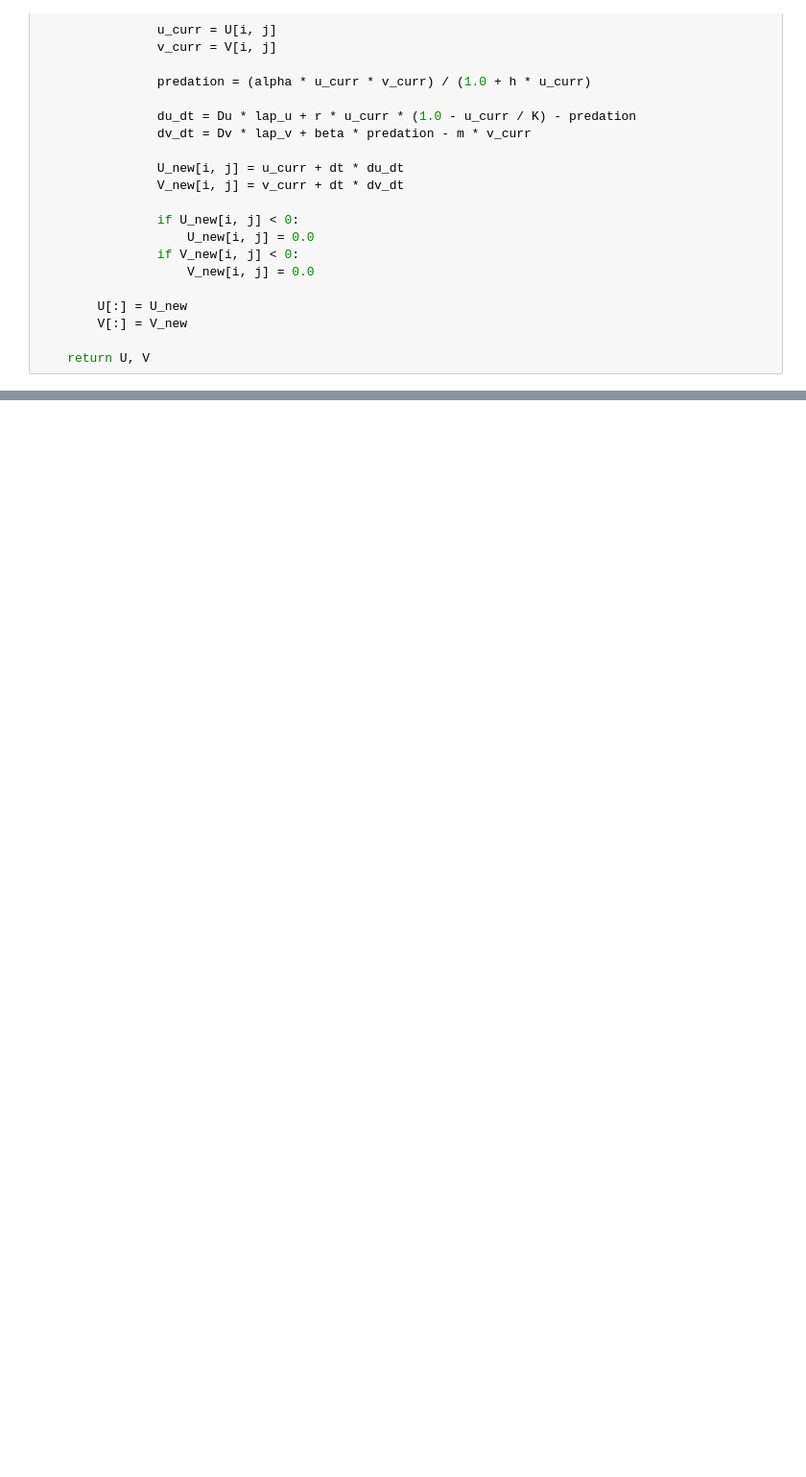
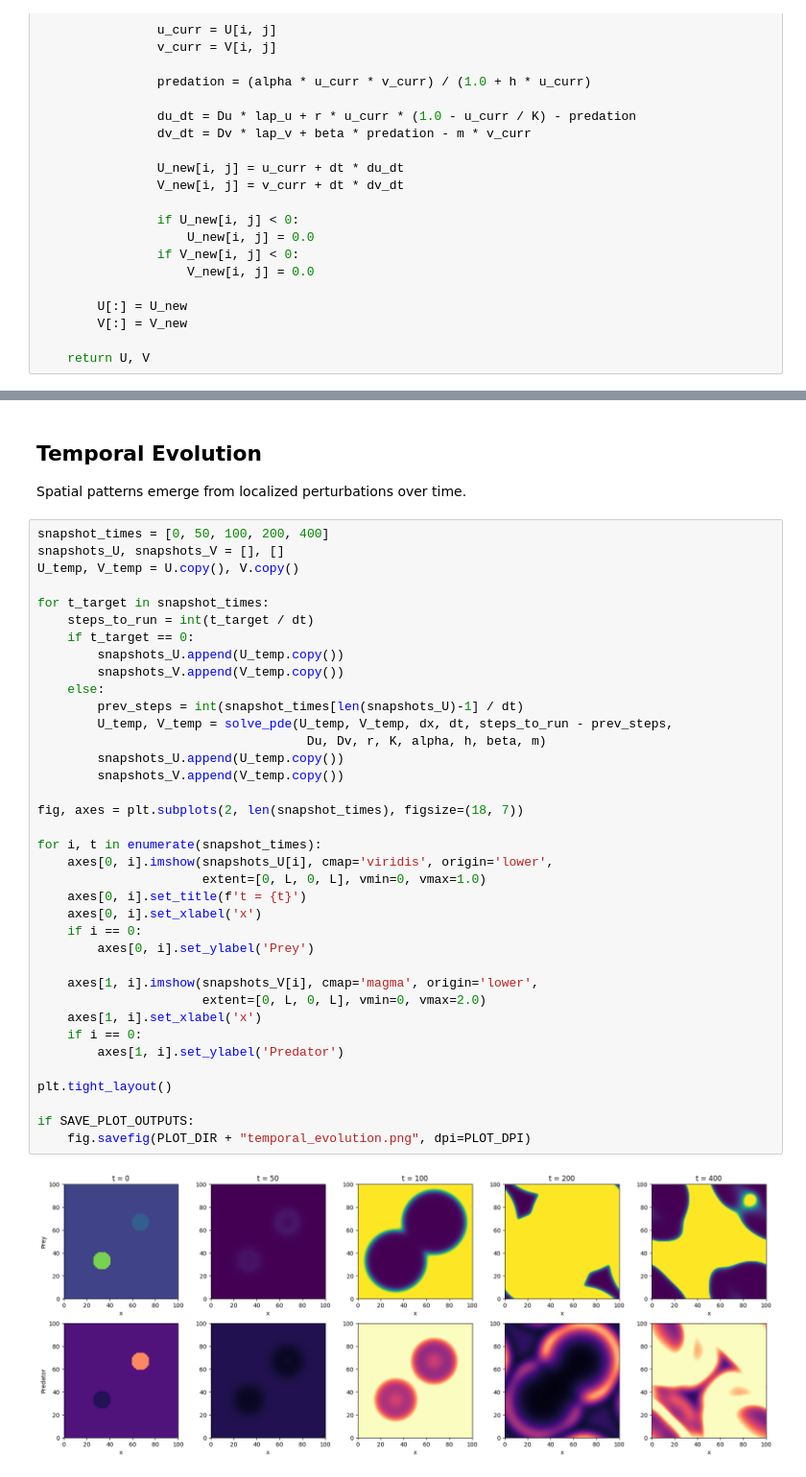
Before and after one commit to salernoelia/V5-2_project, a Jupyter notebook: project.ipynb, the cells around one changed output, grey strips where cells are left out. Shown at 96% size. Cells and saved outputs as stored; diff of their text form; blank space fills up the shorter version.

```diff
--- a/project.ipynb
+++ b/project.ipynb
@@ -238,0 +169,43 @@ Testing different diffusion ratios to observe pattern formation.
+# %% [markdown]
+## Temporal Evolution
+
+Spatial patterns emerge from localized perturbations over time.
+# %%
+snapshot_times = [0, 50, 100, 200, 400]
+snapshots_U, snapshots_V = [], []
+U_temp, V_temp = U.copy(), V.copy()
+
+for t_target in snapshot_times:
+    steps_to_run = int(t_target / dt)
+    if t_target == 0:
+        snapshots_U.append(U_temp.copy())
+        snapshots_V.append(V_temp.copy())
+    else:
+        prev_steps = int(snapshot_times[len(snapshots_U)-1] / dt)
+        U_temp, V_temp = solve_pde(U_temp, V_temp, dx, dt, steps_to_run - prev_steps,
+                                    Du, Dv, r, K, alpha, h, beta, m)
+        snapshots_U.append(U_temp.copy())
+        snapshots_V.append(V_temp.copy())
+
+fig, axes = plt.subplots(2, len(snapshot_times), figsize=(18, 7))
+
+for i, t in enumerate(snapshot_times):
+    axes[0, i].imshow(snapshots_U[i], cmap='viridis', origin='lower',
+                      extent=[0, L, 0, L], vmin=0, vmax=1.0)
+    axes[0, i].set_title(f't = {t}')
+    axes[0, i].set_xlabel('x')
+    if i == 0:
+        axes[0, i].set_ylabel('Prey')
+
+    axes[1, i].imshow(snapshots_V[i], cmap='magma', origin='lower',
+                      extent=[0, L, 0, L], vmin=0, vmax=2.0)
+    axes[1, i].set_xlabel('x')
+    if i == 0:
+        axes[1, i].set_ylabel('Predator')
+
+plt.tight_layout()
+
+if SAVE_PLOT_OUTPUTS:
+    fig.savefig(PLOT_DIR + "temporal_evolution.png", dpi=PLOT_DPI)
+# %% [output]
+[figure, added]
```
Also changed, not shown: parts of 30 cells of this notebook, 11 other files.
